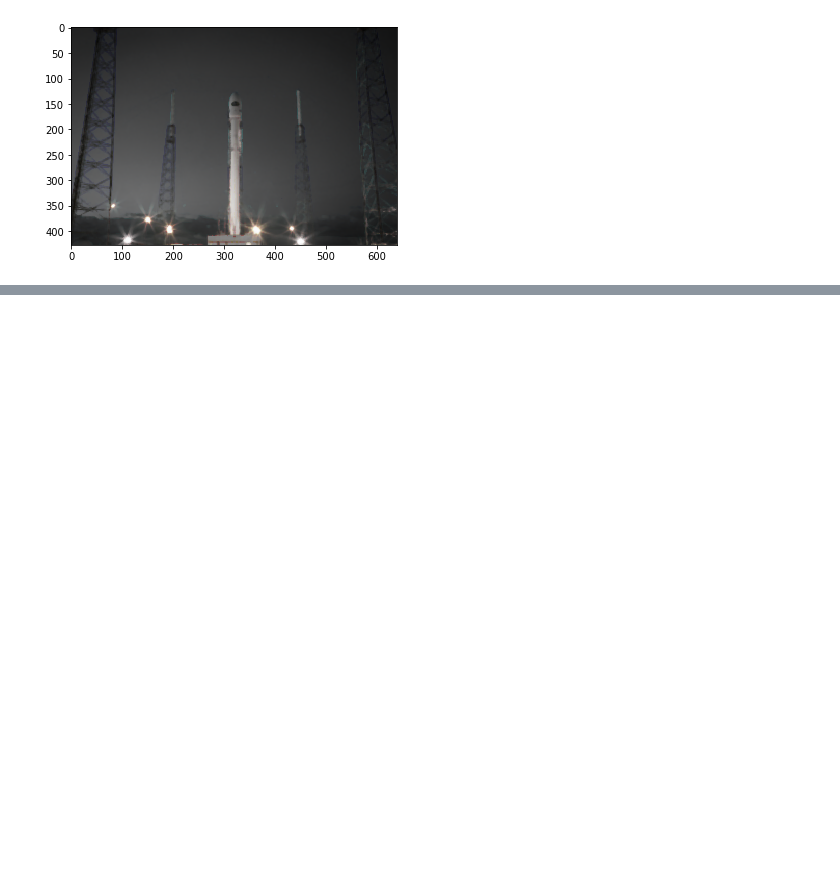
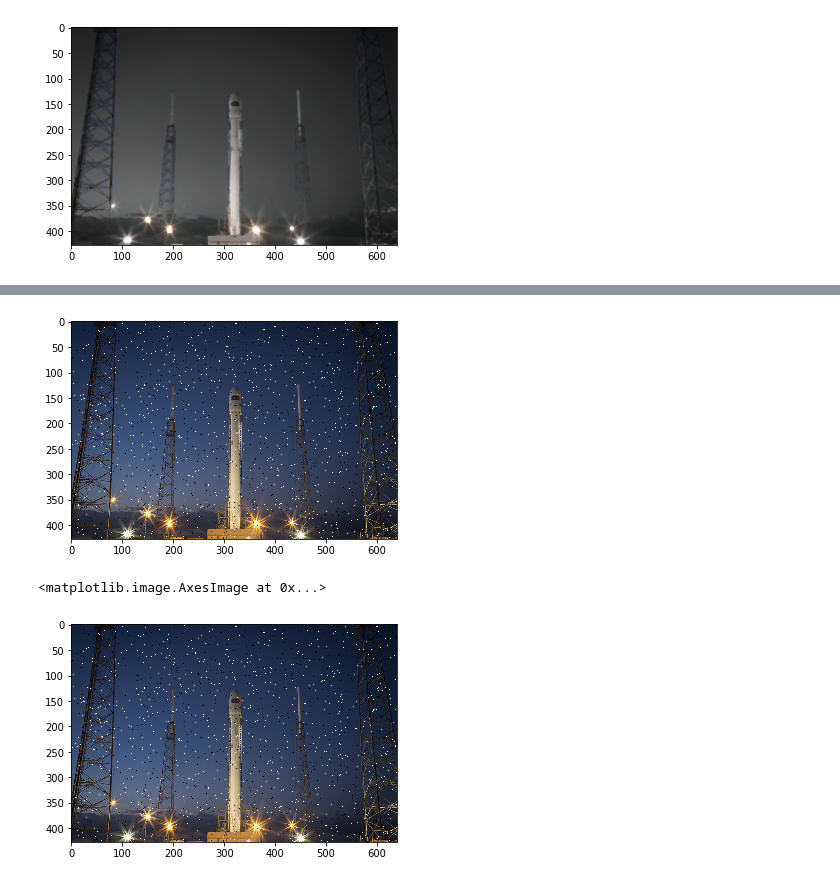
Before and after one commit to Xylambda/notebooks, a Jupyter notebook: comp_perception/Actividad_2_PC.ipynb, the cells around one changed output, grey strips where cells are left out. Cells and saved outputs as stored; diff of their text form; code cells hidden in the pictures; blank space fills up the shorter version.

Commit message:
ENH: add Fourier. Add Numba

```diff
--- a/comp_perception/Actividad_2_PC.ipynb
+++ b/comp_perception/Actividad_2_PC.ipynb
@@ -111,0 +224,39 @@ plt.imshow(ndimage.gaussian_filter(sp, 0.5))
+# %%
+def fourier_transform_denoising(img, n_components=1000):
+    """
+    Filters and image using the Fourier Transform
+
+    References
+    ----------
+    .. [1] Apeer Micro - Tutorial 40 - What is Fourier transform
+       and how is it relevant for image processing?
+       https://www.youtube.com/watch?v=RVE-CSZijAI&ab_channel=Apeer_micro
+
+    .. [2] Apeer Micro - Tutorial 41 - mage filtering using Fourier
+       transform in python
+       https://www.youtube.com/watch?v=9mLeVn8xzMw&ab_channel=Apeer_micro
+    """
+    shape = img.shape
+    red, green, blue = get_rgb_channels(img=img)
+
+    channel_list = [red, green, blue]
+    filtered_list = []
+
+    # denoise, cast and clip
+    for channel in channel_list:
+        res = fft_denoiser(x=channel.ravel(), n_components=n_components, to_real=True)
+        res = res.reshape(shape).astype('uint')
+        res = np.clip(res, 0, 255)
+
+        filtered_list.append(res)
+
+    return sum(filtered_list)
+# %%
+plt.imshow(sp)
+plt.show()
+
+plt.imshow(fourier_transform_denoising(img=sp, n_components=-10))
+# %% [output]
+[figure, added]
+<matplotlib.image.AxesImage at 0x...>
+[figure, added]
```
Also changed, not shown: parts of 11 cells of this notebook.
